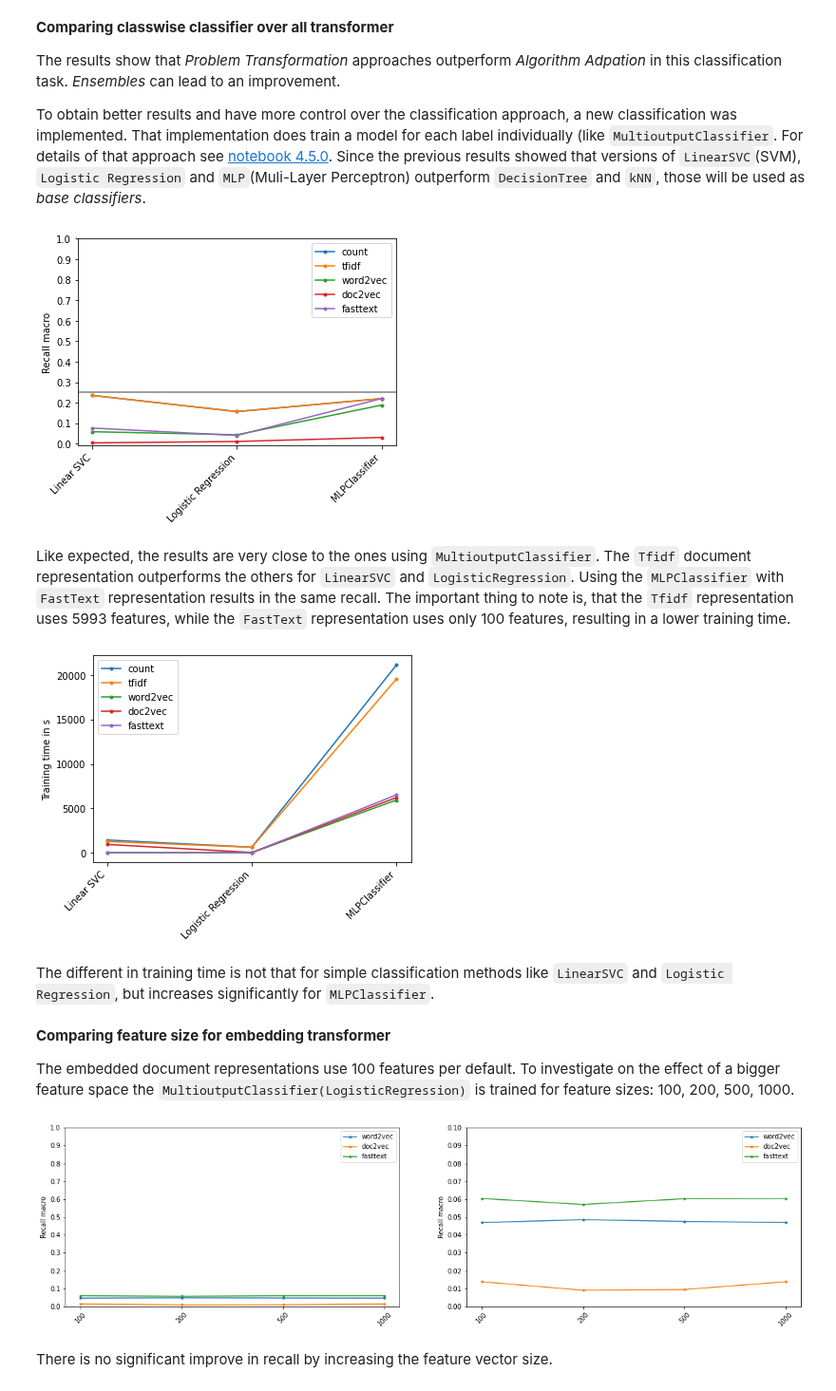
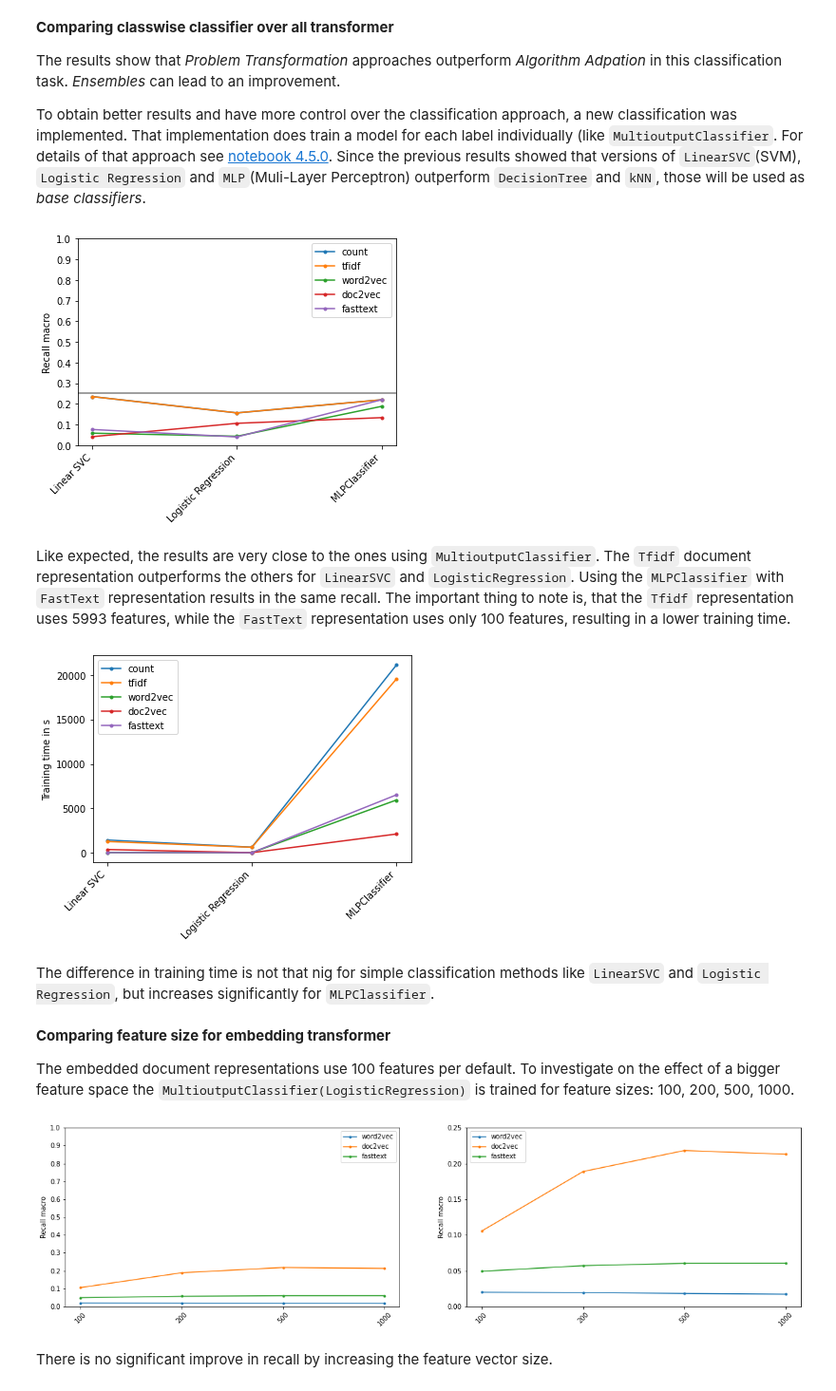
Before and after one commit to gefei-htw/academia_tag_recommender, a Jupyter notebook: notebooks/5.0-me-performance-comparison.ipynb, the cells around one changed output. Shown at 95% size. Drawn from its saved outputs; the diff is of its cells as text; code cells hidden in the pictures.

```diff
--- a/notebooks/5.0-me-performance-comparison.ipynb
+++ b/notebooks/5.0-me-performance-comparison.ipynb
@@ -126,7 +126,6 @@ label = ['Linear SVC', 'Logistic Regression', 'MLPClassifier',]
 
 
 x_pos = np.arange(len(classifier))
-best_recall = baseline
 fig, ax = plt.subplots()
 for transform in transformer:
     evals = []
@@ -136,8 +135,6 @@ for transform in transformer:
             if mask in path.name:
                 clf = load(path)
                 evals.append((i, clf.evaluation.recall_macro))
-                if clf.evaluation.recall_macro > best_recall[0]:
-                    best_recall = clf.evaluation.recall_macro, path.name
     evals.sort(key=lambda x: x[0])
     x = [eval_[0] for eval_ in evals]
     y = [eval_[1] for eval_ in evals]
@@ -150,10 +147,8 @@ ax.axhline(y=baseline[0], color='grey')
 ax.legend(loc='best')
 ax.set_title('')
 plt.show()
-
-baseline = best_recall
 # %% [output]
-[figure, old version]
+[figure, new version]
 # %% [markdown]
 Like expected, the results are very close to the ones using `MultioutputClassifier`. The `Tfidf` document representation outperforms the others for `LinearSVC` and `LogisticRegression`. Using the `MLPClassifier` with `FastText` representation results in the same recall. The important thing to note is, that the `Tfidf` representation uses 5993 features, while the `FastText` representation uses only 100 features, resulting in a lower training time.
 # %%
@@ -163,7 +158,6 @@ label = ['Linear SVC', 'Logistic Regression', 'MLPClassifier',]
 
 
 x_pos = np.arange(len(classifier))
-best_recall = baseline
 fig, ax = plt.subplots()
 for transform in transformer:
     evals = []
@@ -183,12 +177,10 @@ ax.set_ylabel('Training time in s')
 ax.legend(loc='best')
 ax.set_title('')
 plt.show()
-
-baseline = best_recall
 # %% [output]
-[figure, old version]
+[figure, new version]
 # %% [markdown]
-The different in training time is not that for simple classification methods like `LinearSVC` and `Logistic Regression`, but increases significantly for `MLPClassifier`.
+The difference in training time is not that nig for simple classification methods like `LinearSVC` and `Logistic Regression`, but increases significantly for `MLPClassifier`.
 # %% [markdown]
 **Comparing feature size for embedding transformer**
 
@@ -196,39 +188,34 @@ The embedded document representations use 100 features per default. To investiga
 # %%
 transformer = ['word2vec', 'doc2vec', 'fasttext']
 vector_sizes = [100, 200, 500, 1000]
-
-def get_evals(pth):
-    evals = np.zeros(len(vector_sizes))
-    for path in paths:
-        for i, size in enumerate(vector_sizes):
-            if pth in path.name and str(size) in path.name:
-                clf = load(path)
-                name = str(clf).split('&')[0]
-                evals[i] = clf.evaluation.recall_macro
-    return evals
 
 x = np.arange(len(vector_sizes))
 
 fig, ax = plt.subplots(1, 2, figsize=(20, 5))
 for transform in transformer:
-    ax[0].plot(x, get_evals(transform), marker=".", label=transform)
-    ax[1].plot(x, get_evals(transform), marker=".", label=transform)
+    evals = np.zeros(len(vector_sizes))
+    for path in paths:
+        for i, size in enumerate(vector_sizes):
+            mask = 'param=' + str(size) + '&v=' + transform
+            if mask in path.name:
+                clf = load(path)
+                evals[i] = clf.evaluation.recall_macro
+    ax[0].plot(x, evals, marker=".", label=transform)
+    ax[1].plot(x, evals, marker=".", label=transform)
 ax[0].set_xticks(x)
 ax[0].set_xticklabels(vector_sizes, rotation=45)
 ax[0].set_yticks(np.linspace(0, 1, 11))
 ax[0].set_ylabel('Recall macro')
-#ax.axhline(y=best_recall[0], color='grey')
 ax[0].legend(loc='best')
 
 ax[1].set_xticks(x)
 ax[1].set_xticklabels(vector_sizes, rotation=45)
-ax[1].set_yticks(np.linspace(0, 0.1, 11))
+ax[1].set_yticks(np.linspace(0, 0.25, 6))
 ax[1].set_ylabel('Recall macro')
-#ax[1].axhline(y=best_recall[0], color='grey')
 ax[1].legend(loc='best')
 
 plt.show()
 # %% [output]
-[figure, old version]
+[figure, new version]
 # %% [markdown]
 There is no significant improve in recall by increasing the feature vector size.
```
Also changed, not shown: parts of 8 cells of this notebook, 8 other files.
